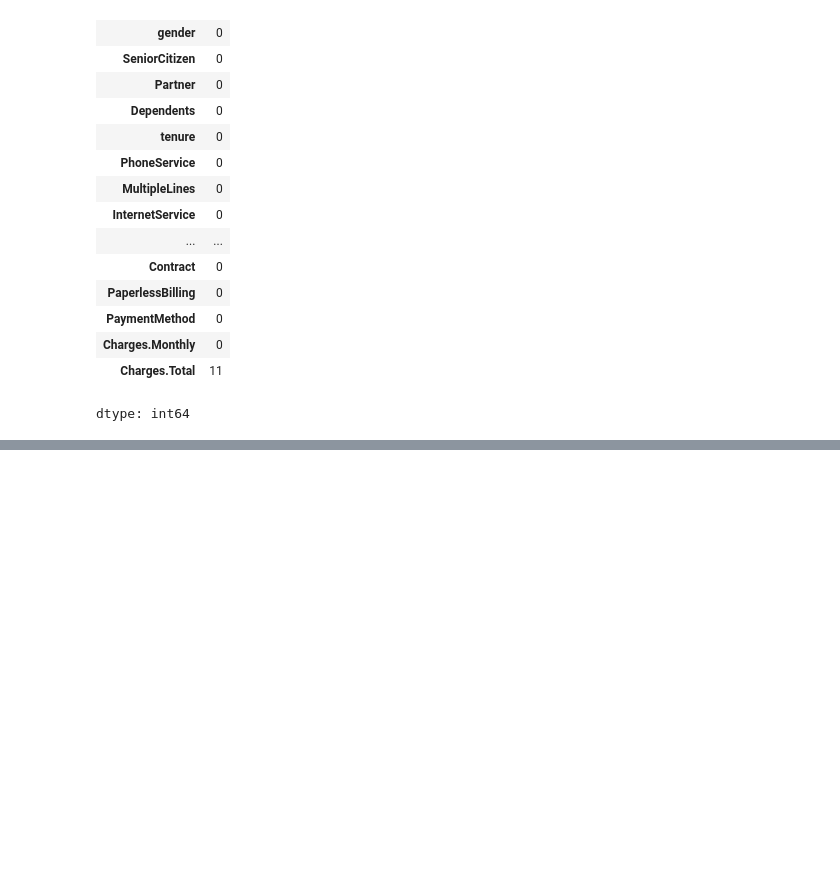
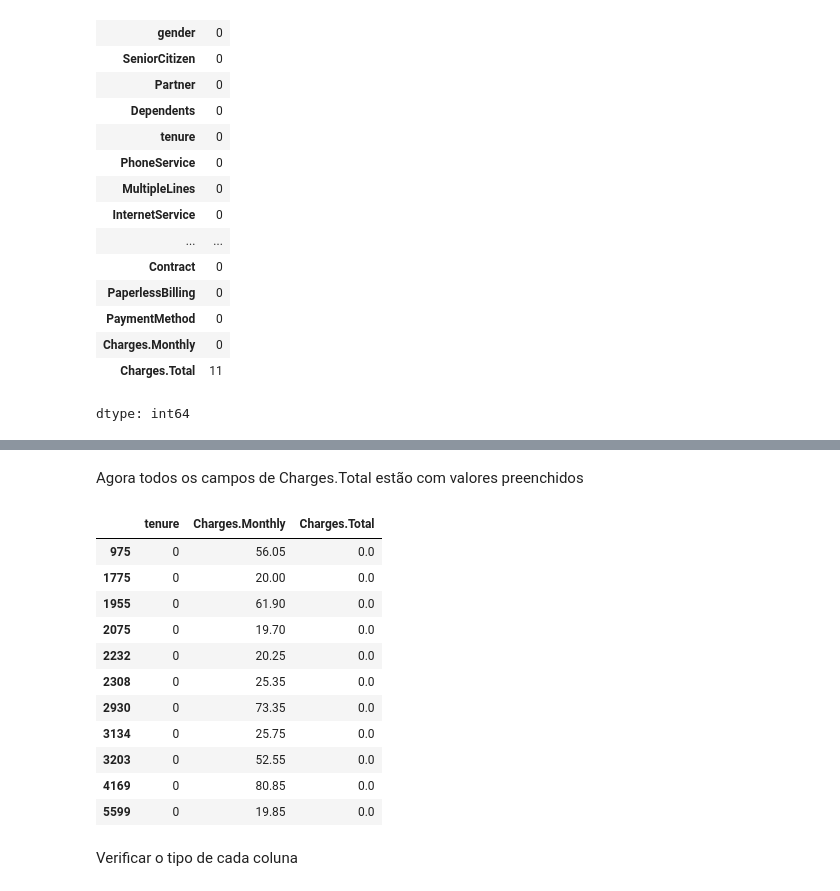
Before and after one commit to LeideMarina18/Desafio_Telecom_X_Alura, a Jupyter notebook: TelecomX.ipynb, the cells around one changed output, grey strips where cells are left out. Saved outputs shown, nothing was run; the diff lists cells and outputs as text; code cells hidden in the pictures; blank space fills up the shorter version.

```diff
--- a/TelecomX.ipynb
+++ b/TelecomX.ipynb
@@ -264,0 +308,25 @@ dtype: int64
+# %%
+mascara_vazios = df_normalizado['Charges.Total'].astype(str).str.strip() == ''
+df_normalizado.loc[mascara_vazios, 'Charges.Total'] = (
+    df_normalizado.loc[mascara_vazios, 'tenure'] *
+    df_normalizado.loc[mascara_vazios, 'Charges.Monthly']
+)
+# %% [markdown]
+Agora todos os campos de Charges.Total estão com valores preenchidos
+# %%
+df_normalizado[mascara_vazios][['tenure', 'Charges.Monthly', 'Charges.Total']]
+# %% [output]
+|  | tenure | Charges.Monthly | Charges.Total |
+| 975 | 0 | 56.05 | 0.0 |
+| 1775 | 0 | 20.00 | 0.0 |
+| 1955 | 0 | 61.90 | 0.0 |
+| 2075 | 0 | 19.70 | 0.0 |
+| 2232 | 0 | 20.25 | 0.0 |
+| 2308 | 0 | 25.35 | 0.0 |
+| 2930 | 0 | 73.35 | 0.0 |
+| 3134 | 0 | 25.75 | 0.0 |
+| 3203 | 0 | 52.55 | 0.0 |
+| 4169 | 0 | 80.85 | 0.0 |
+| 5599 | 0 | 19.85 | 0.0 |
+# %% [markdown]
+Verificar o tipo de cada coluna
```
Also changed, not shown: parts of 68 cells of this notebook.
